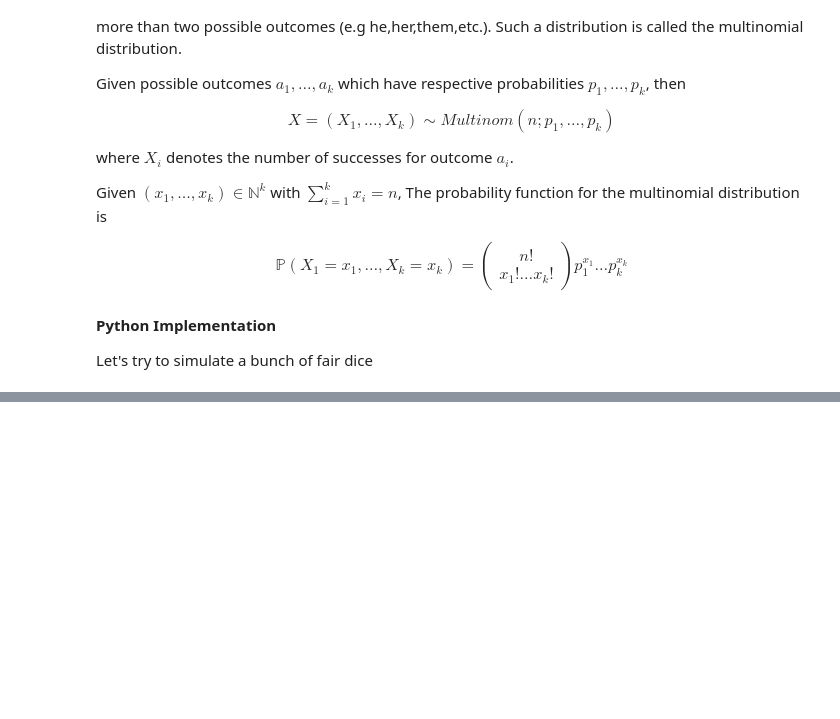
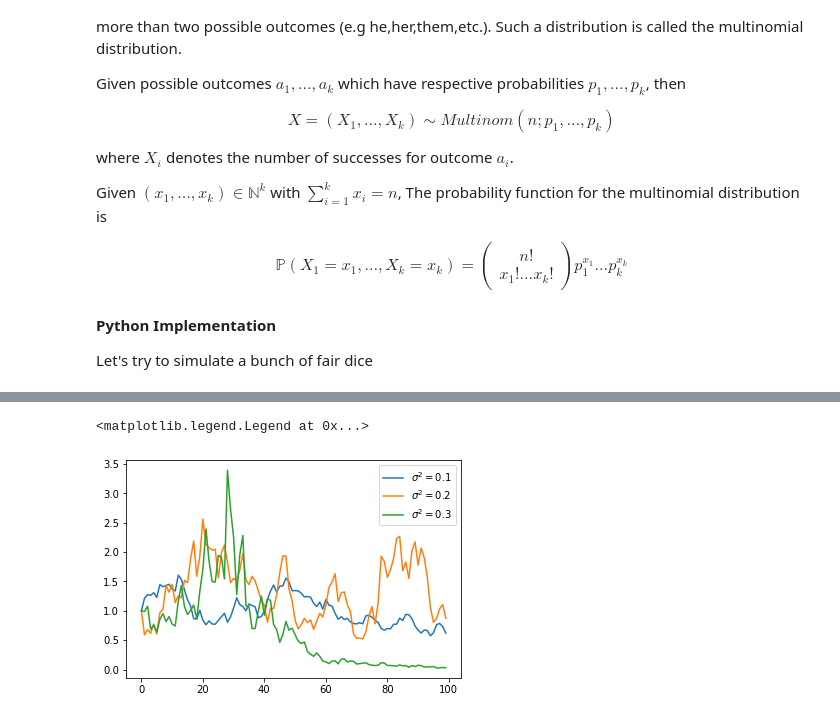
Before and after one commit to theheavygluon/Risk-Management-Course, a Jupyter notebook: Lecture 2 - Statistical Distributions and Stochastic Processes.ipynb, the cells around one changed output, grey strips where cells are left out. Drawn from its saved outputs; the diff is of its cells as text; code cells hidden in the pictures; blank space fills up the shorter version.

```diff
--- a/Lecture 2 - Statistical Distributions and Stochastic Processes.ipynb
+++ b/Lecture 2 - Statistical Distributions and Stochastic Processes.ipynb
@@ -877,0 +937,16 @@ where $W_t$ represents a standard weiner process and $d\rho$ reads out "the chan
+# %%
+def gbm_path(S0=1,m=0,sigma_sqrd=0.1,n=100):
+
+    S = np.zeros(n) #intializing the path
+    S[0] = S0 #initial conditions
+
+    for i in range(n-1):
+        S[i+1] = S[i]*np.exp(np.random.normal(m,sigma_sqrd)) #implementing the
+    return S
+# %%
+for i in range(1,4):
+    plt.plot(gbm_path(sigma_sqrd=0.1*i),label='$\sigma^2 = $'+str(round(0.1*i,2))) #keeping everything constant but linearly varying volatility
+plt.legend()
+# %% [output]
+<matplotlib.legend.Legend at 0x...>
+[figure, added]
```
Also changed, not shown: parts of 47 cells of this notebook, 1 other file.
